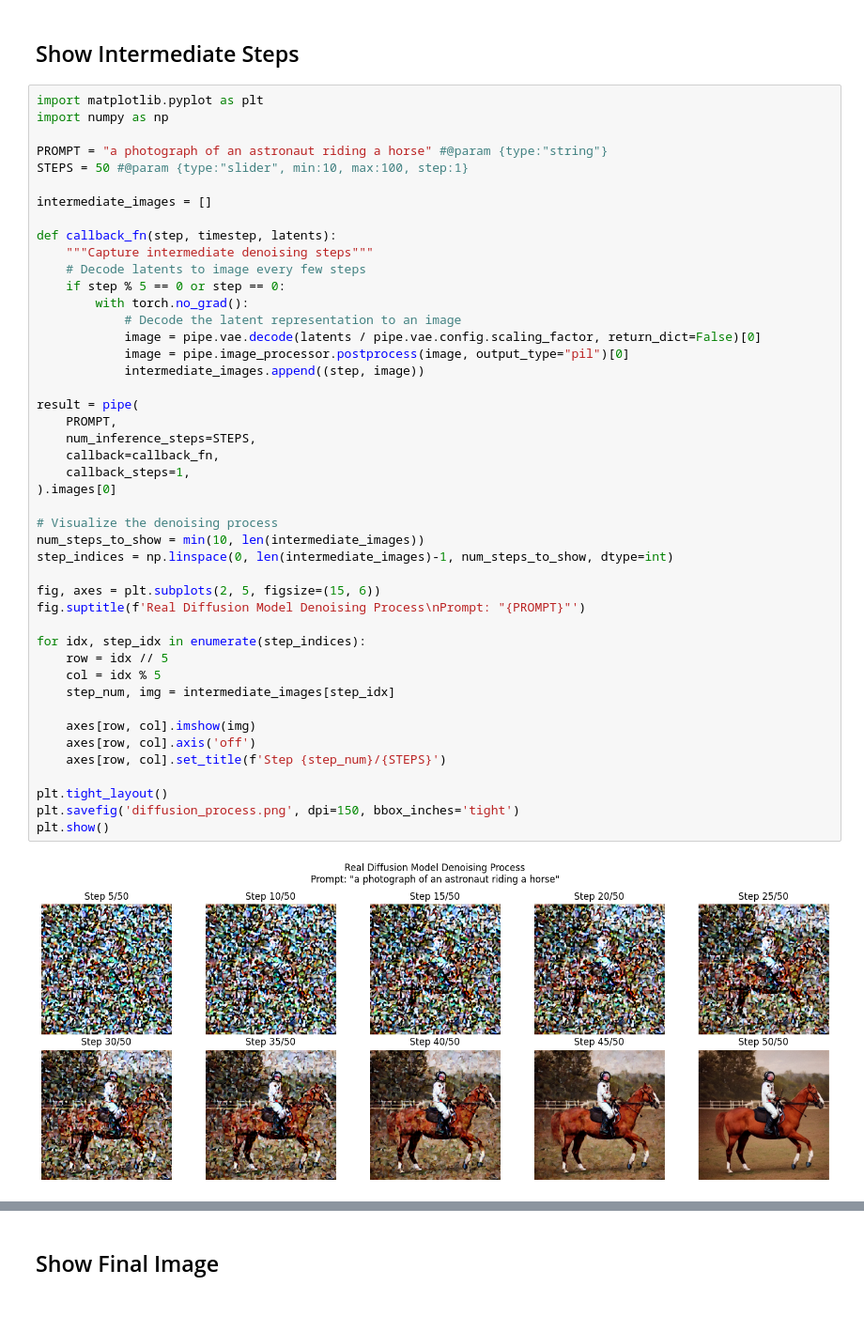
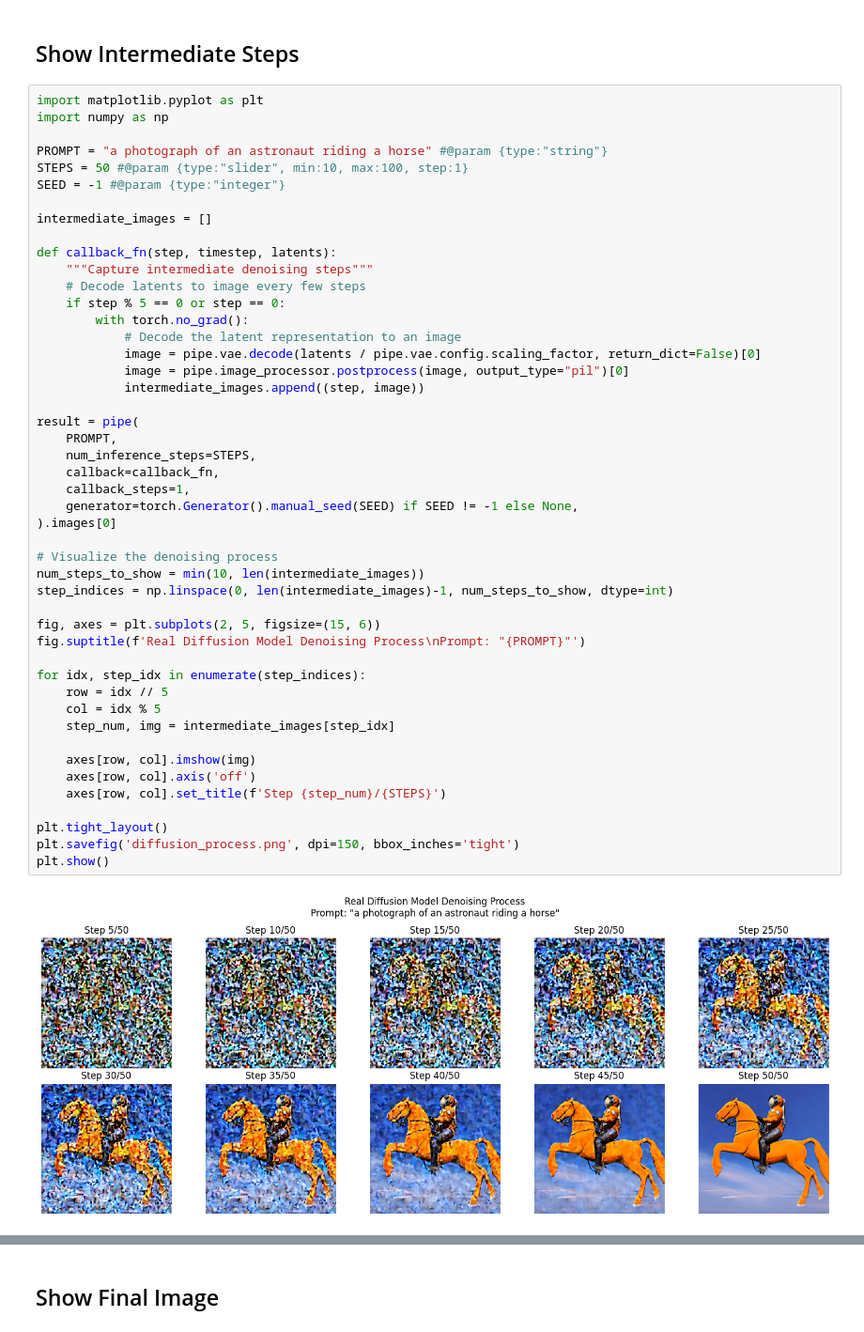
Before and after one commit to simonguest/CS-394, a Jupyter notebook: src/04/notebooks/text-to-image-sd-1.5.ipynb, the cells around one changed output, grey strips where cells are left out. Shown at 94% size. Saved outputs shown, nothing was run; the diff lists cells and outputs as text.

```diff
--- a/src/04/notebooks/text-to-image-sd-1.5.ipynb
+++ b/src/04/notebooks/text-to-image-sd-1.5.ipynb
@@ -31,6 +36,7 @@ import numpy as np
 
 PROMPT = "a photograph of an astronaut riding a horse" #@param {type:"string"}
 STEPS = 50 #@param {type:"slider", min:10, max:100, step:1}
+SEED = -1 #@param {type:"integer"}
 
 intermediate_images = []
 
@@ -44,31 +50,32 @@ def callback_fn(step, timestep, latents):
             image = pipe.image_processor.postprocess(image, output_type="pil")[0]
             intermediate_images.append((step, image))
 
 result = pipe(
     PROMPT,
     num_inference_steps=STEPS,
     callback=callback_fn,
     callback_steps=1,
+    generator=torch.Generator().manual_seed(SEED) if SEED != -1 else None,
 ).images[0]
 
 # Visualize the denoising process
 num_steps_to_show = min(10, len(intermediate_images))
 step_indices = np.linspace(0, len(intermediate_images)-1, num_steps_to_show, dtype=int)
 
 fig, axes = plt.subplots(2, 5, figsize=(15, 6))
 fig.suptitle(f'Real Diffusion Model Denoising Process\nPrompt: "{PROMPT}"')
 
 for idx, step_idx in enumerate(step_indices):
     row = idx // 5
     col = idx % 5
     step_num, img = intermediate_images[step_idx]
 
     axes[row, col].imshow(img)
     axes[row, col].axis('off')
     axes[row, col].set_title(f'Step {step_num}/{STEPS}')
 
 plt.tight_layout()
 plt.savefig('diffusion_process.png', dpi=150, bbox_inches='tight')
 plt.show()
 # %% [output]
-[figure, old version]
+[figure, new version]
```
Also changed, not shown: parts of 3 cells of this notebook, 3 other files.
